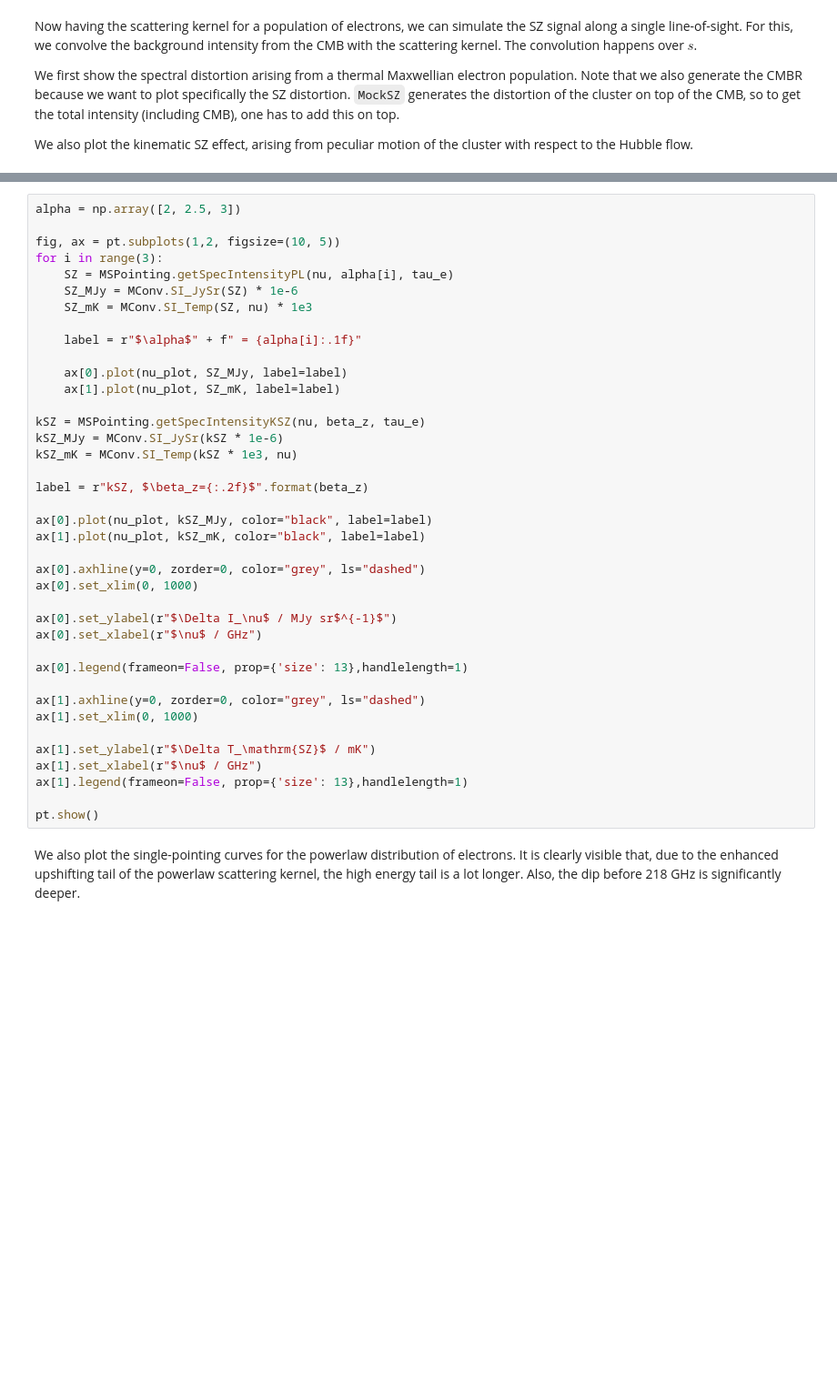
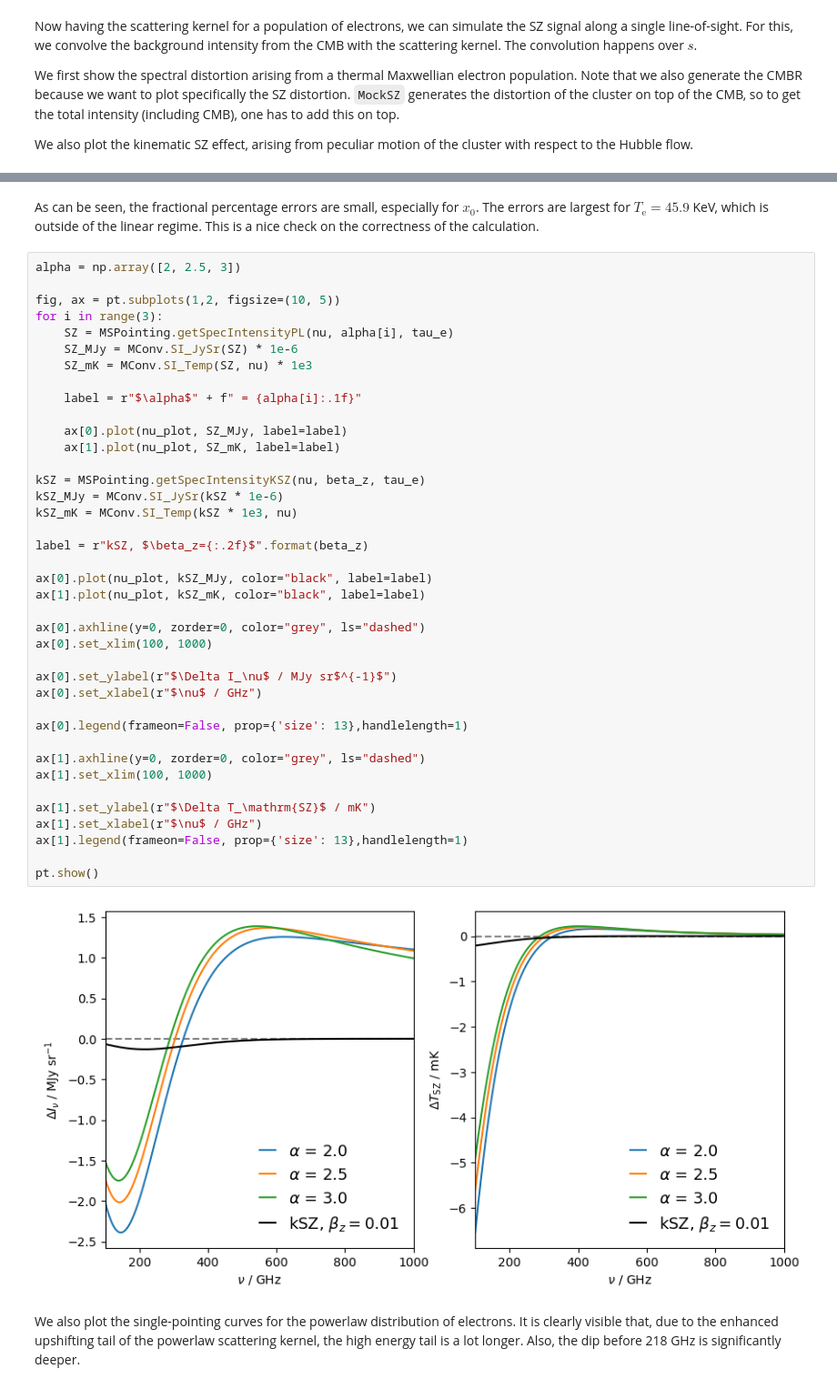
Before and after one commit to arendMoerman/MockSZ, a Jupyter notebook: etc/demos/SinglePointing.ipynb, the cells around one changed output, grey strips where cells are left out. Shown: that part at 91% size. Saved outputs shown, nothing was run; the diff lists cells and outputs as text; blank space fills up the shorter version.

```diff
--- a/etc/demos/SinglePointing.ipynb
+++ b/etc/demos/SinglePointing.ipynb
@@ -85,3 +133,5 @@ It is evident that the general relativistic treatment we followed deviates from
+# %% [markdown]
+As can be seen, the fractional percentage errors are small, especially for $x_0$. The errors are largest for $T_\mathrm{e}=45.9$ KeV, which is outside of the linear regime. This is a nice check on the correctness of the calculation.
 # %%
 alpha = np.array([2, 2.5, 3])
 
@@ -92,34 +142,36 @@ for i in range(3):
     SZ_mK = MConv.SI_Temp(SZ, nu) * 1e3
 
     label = r"$\alpha$" + f" = {alpha[i]:.1f}"
 
     ax[0].plot(nu_plot, SZ_MJy, label=label)
     ax[1].plot(nu_plot, SZ_mK, label=label)
 
 kSZ = MSPointing.getSpecIntensityKSZ(nu, beta_z, tau_e)
 kSZ_MJy = MConv.SI_JySr(kSZ * 1e-6)
 kSZ_mK = MConv.SI_Temp(kSZ * 1e3, nu)
 
 label = r"kSZ, $\beta_z={:.2f}$".format(beta_z)
 
 ax[0].plot(nu_plot, kSZ_MJy, color="black", label=label)
 ax[1].plot(nu_plot, kSZ_mK, color="black", label=label)
 
 ax[0].axhline(y=0, zorder=0, color="grey", ls="dashed")
-ax[0].set_xlim(0, 1000)
+ax[0].set_xlim(100, 1000)
 
 ax[0].set_ylabel(r"$\Delta I_\nu$ / MJy sr$^{-1}$")
 ax[0].set_xlabel(r"$\nu$ / GHz")
 
 ax[0].legend(frameon=False, prop={'size': 13},handlelength=1)
 
 ax[1].axhline(y=0, zorder=0, color="grey", ls="dashed")
-ax[1].set_xlim(0, 1000)
+ax[1].set_xlim(100, 1000)
 
 ax[1].set_ylabel(r"$\Delta T_\mathrm{SZ}$ / mK")
 ax[1].set_xlabel(r"$\nu$ / GHz")
 ax[1].legend(frameon=False, prop={'size': 13},handlelength=1)
 
 pt.show()
+# %% [output]
+[figure, added]
 # %% [markdown]
 We also plot the single-pointing curves for the powerlaw distribution of electrons. It is clearly visible that, due to the enhanced upshifting tail of the powerlaw scattering kernel, the high energy tail is a lot longer. Also, the dip before 218 GHz is significantly deeper.
```
Also changed, not shown: parts of 3 cells of this notebook, 39 other files.
